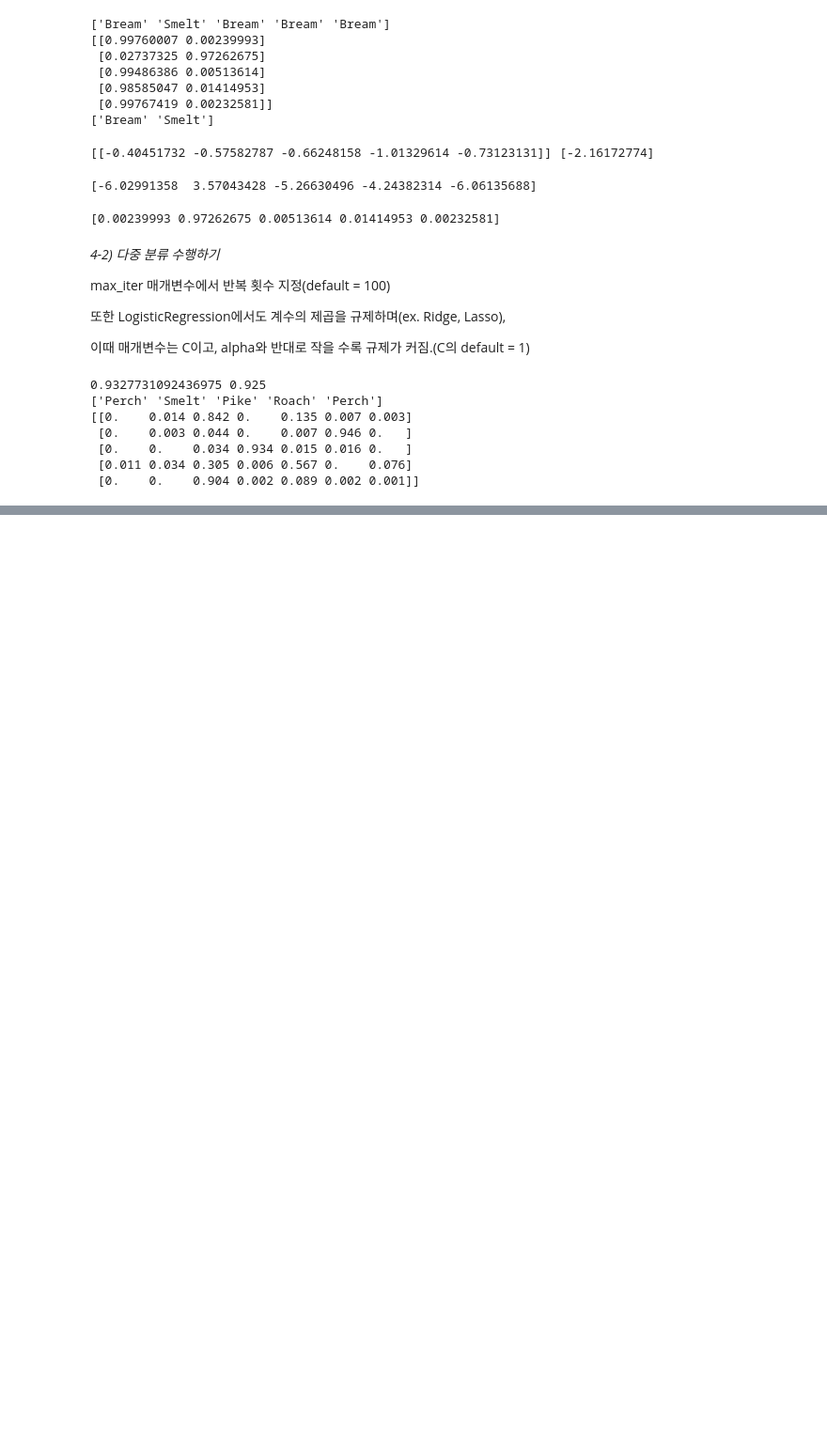
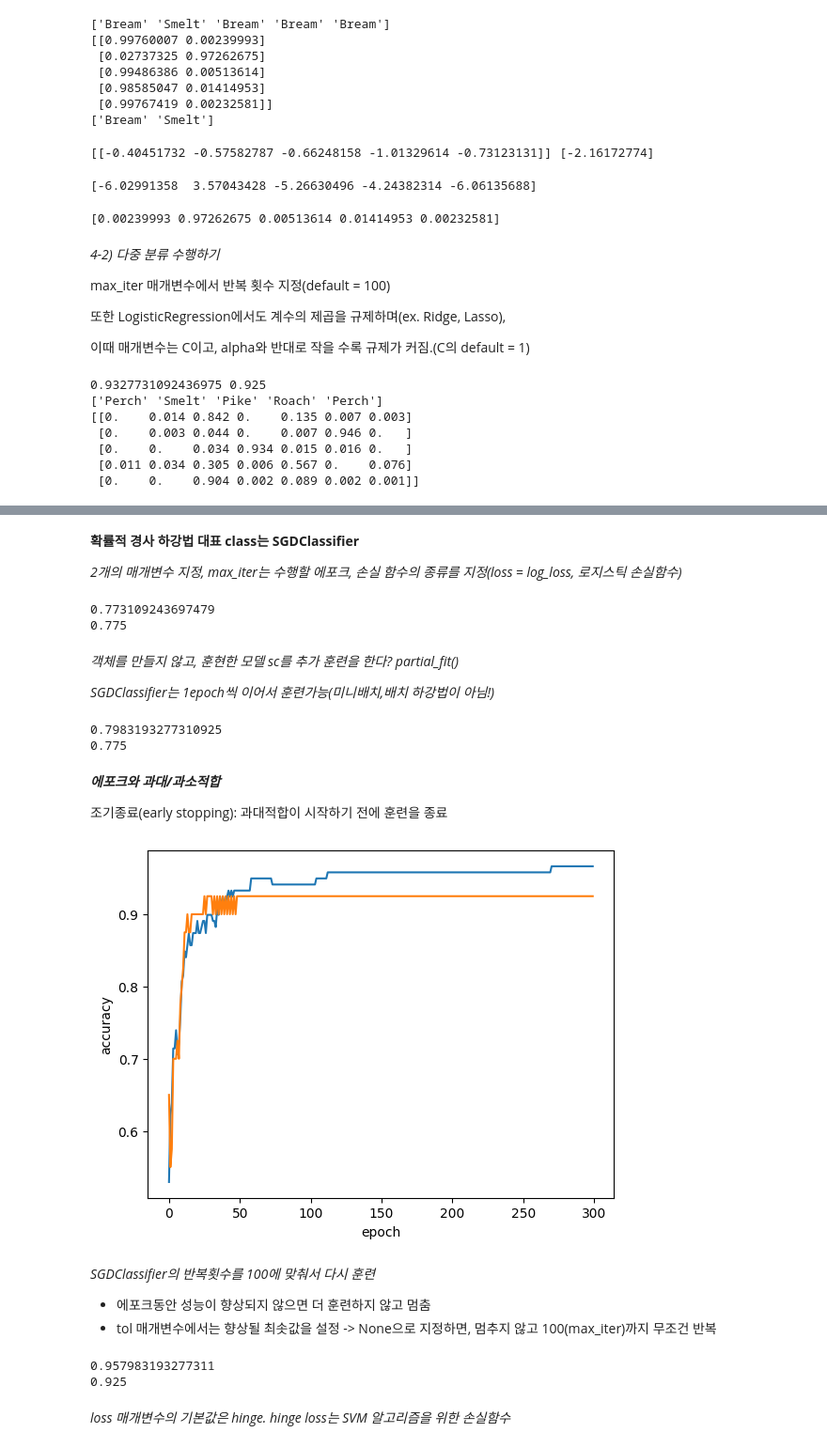
Before and after one commit to allyreum/R_study, a Jupyter notebook: 혼공머신.ipynb, the cells around one changed output, grey strips where cells are left out. Shown: that part at 94% size. Saved outputs shown, nothing was run; the diff lists cells and outputs as text; code cells hidden in the pictures; blank space fills up the shorter version.

```diff
--- a/혼공머신.ipynb
+++ b/혼공머신.ipynb
@@ -928,0 +967,77 @@ print(np.round(proba, decimals = 3))
+# %%
+import pandas as pd
+fish = pd.read_csv('https://bit.ly/fish_csv_data')
+fish_input = fish[['Weight', 'Length', 'Diagonal', 'Height', 'Width']].to_numpy()
+fish_target = fish['Species'].to_numpy()
+# %%
+from sklearn.model_selection import train_test_split
+train_input, test_input, train_target, test_target = train_test_split(
+    fish_input, fish_target, random_state = 42)
+
+from sklearn.preprocessing import StandardScaler
+ss = StandardScaler()
+ss.fit(train_input)
+train_scaled = ss.transform(train_input)
+test_scaled = ss.transform(test_input)
+# %% [markdown]
+**확률적 경사 하강법 대표 class는 SGDClassifier**
+
+*2개의 매개변수 지정, max_iter는 수행할 에포크, 손실 함수의 종류를 지정(loss = log_loss, 로지스틱 손실함수)*
+# %%
+from sklearn.linear_model import SGDClassifier
+sc = SGDClassifier(loss = 'log_loss', max_iter = 10, random_state = 42)
+sc.fit(train_scaled, train_target)
+print(sc.score(train_scaled, train_target))
+print(sc.score(test_scaled, test_target))
+# %% [output]
+0.773109243697479
+0.775
+# %% [markdown]
+*객체를 만들지 않고, 훈현한 모델 sc를 추가 훈련을 한다?  partial_fit()*
+
+*SGDClassifier는 1epoch씩 이어서 훈련가능(미니배치,배치 하강법이 아님!)*
+# %%
+sc.partial_fit(train_scaled, train_target)
+print(sc.score(train_scaled, train_target))
+print(sc.score(test_scaled, test_target))
+# %% [output]
+0.7983193277310925
+0.775
+# %% [markdown]
+***에포크와 과대/과소적합***
+
+조기종료(early stopping): 과대적합이 시작하기 전에 훈련을 종료
+# %%
+import numpy as np
+sc = SGDClassifier(loss = 'log_loss', random_state = 42)
+train_score = []
+test_score = []
+classes = np.unique(train_target) # target의 class 목록
+
+for _ in range(0,300):    # _는 사용하지 않고 그냥 버리는 값을 넣어주는 용도(여기선 0)
+  sc.partial_fit(train_scaled, train_target, classes = classes) # 전체 sample의 class 목록을 전달해야함
+  train_score.append(sc.score(train_scaled, train_target))
+  test_score.append(sc.score(test_scaled, test_target))
+
+import matplotlib.pyplot as plt
+plt.plot(train_score)
+plt.plot(test_score)
+plt.xlabel('epoch')
+plt.ylabel('accuracy')
+plt.show() # 반복횟수는 100가 적합해 보임
+# %% [output]
+[figure, added]
+# %% [markdown]
+*SGDClassifier의 반복횟수를 100에 맞춰서 다시 훈련*
+*   에포크동안 성능이 향상되지 않으면 더 훈련하지 않고 멈춤
+*   tol 매개변수에서는 향상될 최솟값을 설정 -> None으로 지정하면, 멈추지 않고 100(max_iter)까지 무조건 반복
+# %%
+sc = SGDClassifier(loss = 'log_loss', max_iter = 100, tol = None, random_state = 42)
+sc.fit(train_scaled, train_target)
+print(sc.score(train_scaled, train_target))
+print(sc.score(test_scaled, test_target))
+# %% [output]
+0.957983193277311
+0.925
+# %% [markdown]
+*loss 매개변수의 기본값은 hinge. hinge loss는 SVM 알고리즘을 위한 손실함수*
```
Also changed, not shown: parts of 7 cells of this notebook.
